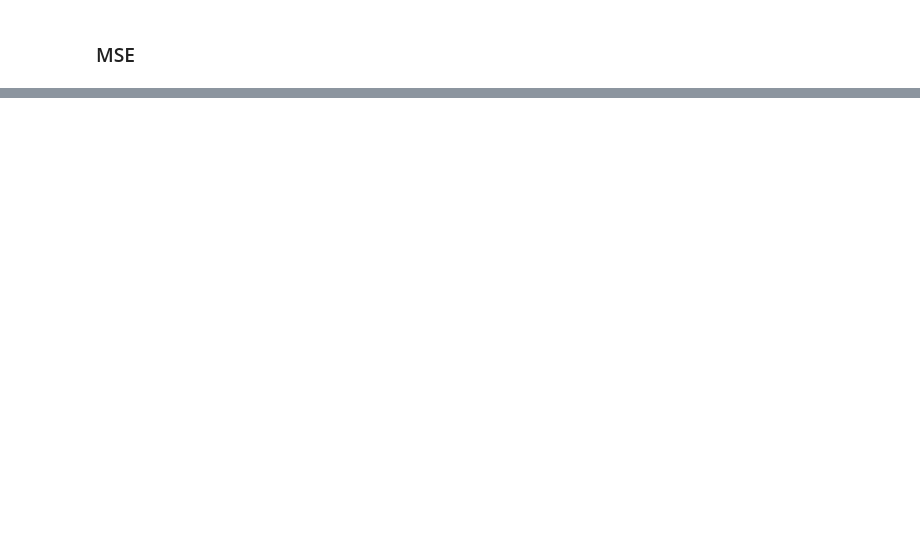
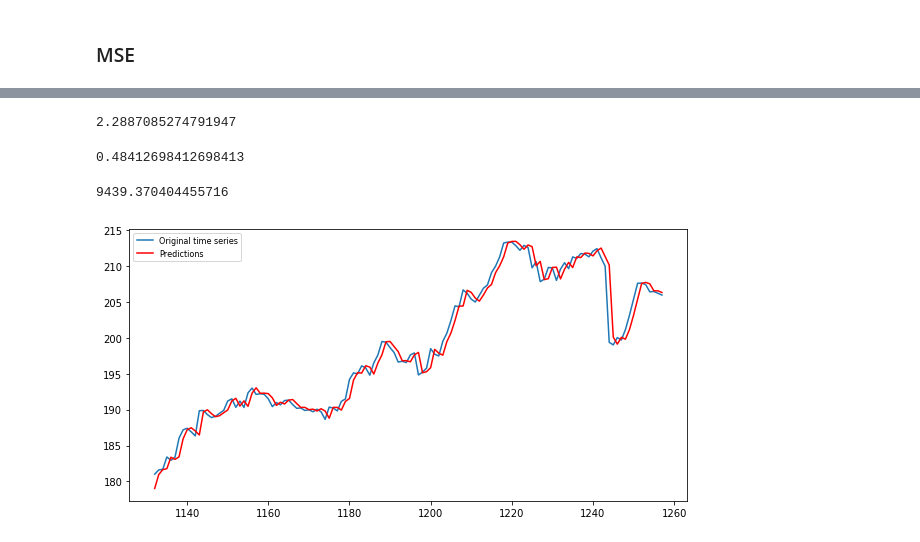
Before and after one commit to angelomenezes/Data_Science_for_Finance, a Jupyter notebook: src/mtr/aspect_decomposition.ipynb, the cells around one changed output, grey strips where cells are left out. Drawn from its saved outputs; the diff is of its cells as text; code cells hidden in the pictures; blank space fills up the shorter version.

Commit message:
Experiments with the addictive models

```diff
--- a/src/mtr/aspect_decomposition.ipynb
+++ b/src/mtr/aspect_decomposition.ipynb
@@ -148,0 +236,44 @@ MSE(series[split_point:], preds)
+# %%
+from statsmodels.tsa.arima_model import ARIMA
+def StartARIMAForecasting(Actual, P, D, Q):
+    model = ARIMA(Actual, order=(P, D, Q))
+    model_fit = model.fit(disp=0)
+    prediction = model_fit.forecast()[0]
+    return prediction
+
+predictions = []
+scaler_arima = StandardScaler()
+Actual = scaler_arima.fit_transform(np.array(series[:split_point]).reshape(-1, 1))
+test_data = scaler_arima.transform(np.array(series[split_point:]).reshape(-1, 1))
+
+Actual = [a[0] for a in Actual]
+test_data = [t[0] for t in test_data]
+
+for timepoint in range(len(test_data)):
+    ActualValue = test_data[timepoint]
+    Prediction = StartARIMAForecasting(Actual, 1,1,0)
+    predictions.append(Prediction)
+    Actual.append(ActualValue)
+
+predictions = scaler_arima.inverse_transform(np.array(predictions).reshape(-1, 1))
+predictions = [p for p in predictions]
+# %%
+MSE(series[split_point:], predictions)
+# %% [output]
+2.2887085274791947
+# %%
+hit_count(series[split_point:], predictions)/len(predictions)
+# %% [output]
+0.48412698412698413
+# %%
+TU(series[split_point:], predictions)
+# %% [output]
+9439.370404455716
+# %%
+plt.figure(figsize=(10,5))
+plt.plot([t for t in range(split_point, len(series))], series[split_point:], label='Original time series')
+plt.plot([t for t in range(split_point, len(series))], predictions, c='r', label='Predictions')
+plt.legend(fontsize=8)
+plt.show()
+# %% [output]
+[figure, added]
```
Also changed, not shown: parts of 25 cells of this notebook, 3 other files.
